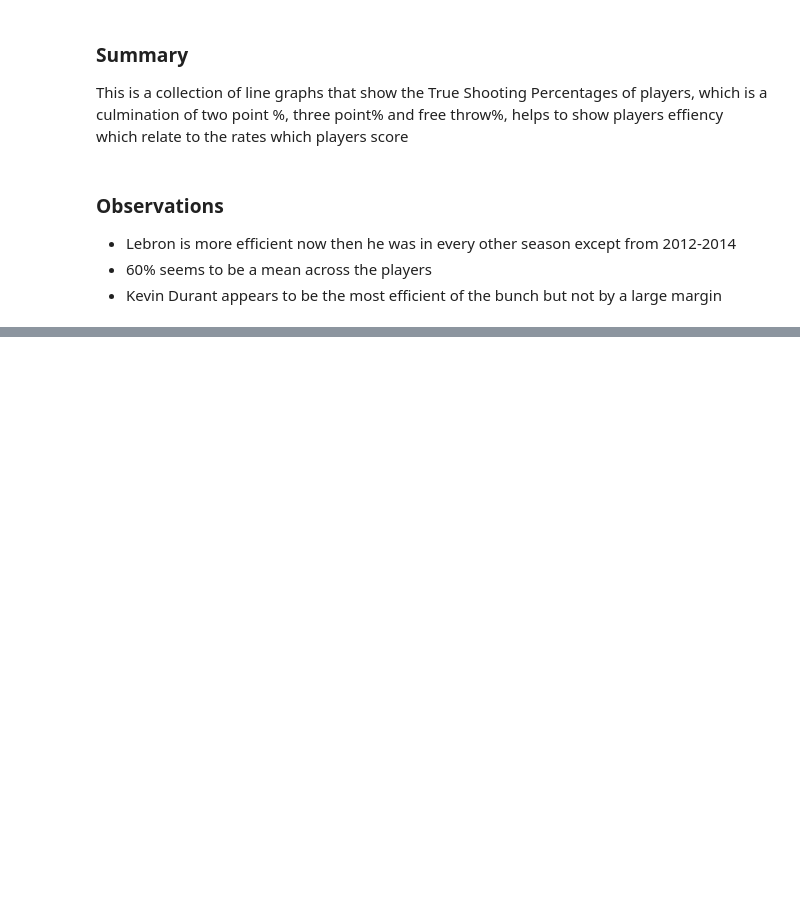
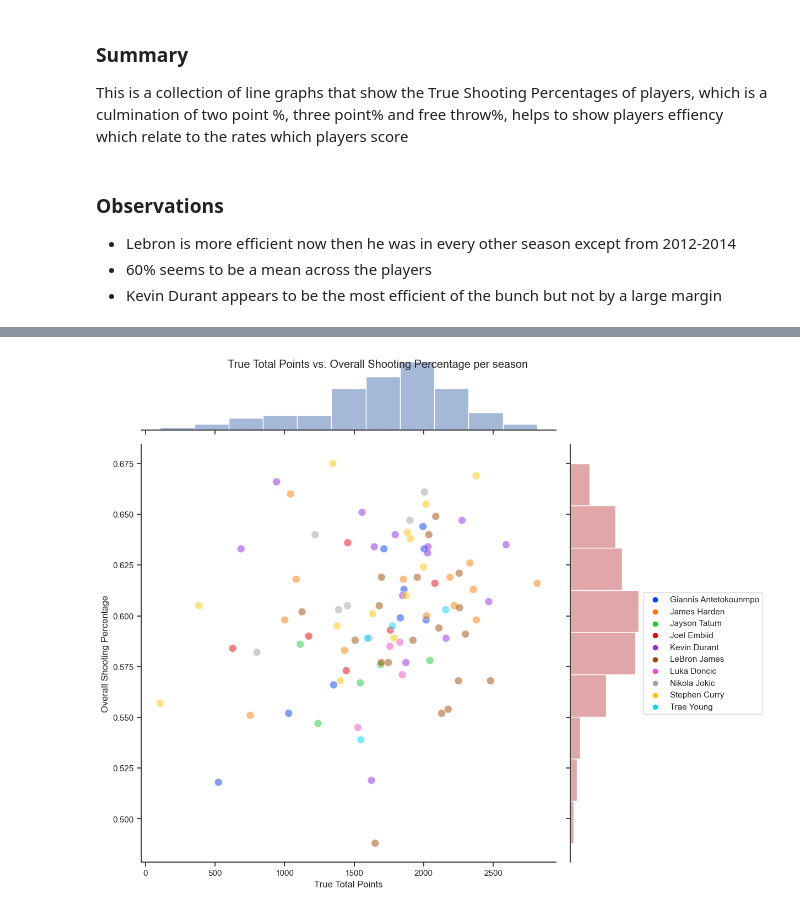
Before and after one commit to ubco-W2022T2-data301/project-group-group39, a Jupyter notebook: analysis/analysis1.ipynb, the cells around one changed output, grey strips where cells are left out. Drawn from its saved outputs; the diff is of its cells as text; code cells hidden in the pictures; blank space fills up the shorter version.

Commit message:
added a couple more visualizations

```diff
--- a/analysis/analysis1.ipynb
+++ b/analysis/analysis1.ipynb
@@ -174,3 +172,24 @@ This is a collection of line graphs that show the True Shooting Percentages of p
 - Lebron is more efficient now then he was in every other season except from 2012-2014
 - 60% seems to be a mean across the players
 - Kevin Durant appears to be the most efficient of the bunch but not by a large margin
+# %%
+import pandas as pd
+import os
+
+df = pd.read_csv("../data/raw/archive (2)/all_seasons.csv")
+df = df.loc[:, ["ts_pct", "pts", "player_name", "season", "gp"]]
+df = df.rename(columns={"ts_pct": "overall_pct"})
+df = df.dropna()
+players = ["Stephen Curry", "Giannis Antetokounmpo", "Luka Doncic", "Kevin Durant", "Nikola Jokic", "Joel Embiid", "LeBron James", "James Harden", "Trae Young", "Jayson Tatum"]
+df = df[df["player_name"].isin(players)]
+df["true_total_pts"] = df["pts"] * df["gp"]
+player_stats = df.groupby(["player_name", "season"]).agg({"true_total_pts": "sum", "gp": "sum", "overall_pct": "mean", "pts": "mean"}).reset_index()
+
+
+output_dir = os.path.expanduser("/Users/Adam/Desktop/Data301/project-group-group39/data/processed")
+output_filename = "player_stats.csv"
+output_path = os.path.join(output_dir, output_filename)
+
+player_stats.to_csv(output_path, index=False)
+
+player_stats
@@ -176,0 +210,25 @@ This is a collection of line graphs that show the True Shooting Percentages of p
+# %%
+import seaborn as sns
+
+sns.set(style="ticks")
+
+
+g = sns.JointGrid(data=player_stats, x="true_total_pts", y="overall_pct", hue="player_name", height=10, palette="bright")
+
+
+g.plot_joint(sns.scatterplot, s=100, alpha=0.5)
+
+
+sns.histplot(data=player_stats, x="true_total_pts", color="b", ax=g.ax_marg_x, alpha=0.5)
+sns.histplot(data=player_stats, y="overall_pct", color="r", ax=g.ax_marg_y, alpha=0.5, orientation="horizontal")
+
+
+g.set_axis_labels(xlabel="True Total Points", ylabel="Overall Shooting Percentage")
+g.fig.suptitle(" True Total Points vs. Overall Shooting Percentage per season")
+
+
+g.ax_joint.legend(loc="center left", bbox_to_anchor=(1.2, 0.5))
+
+plt.show()
+# %% [output]
+[figure, added]
```
Also changed, not shown: parts of 8 cells of this notebook.
